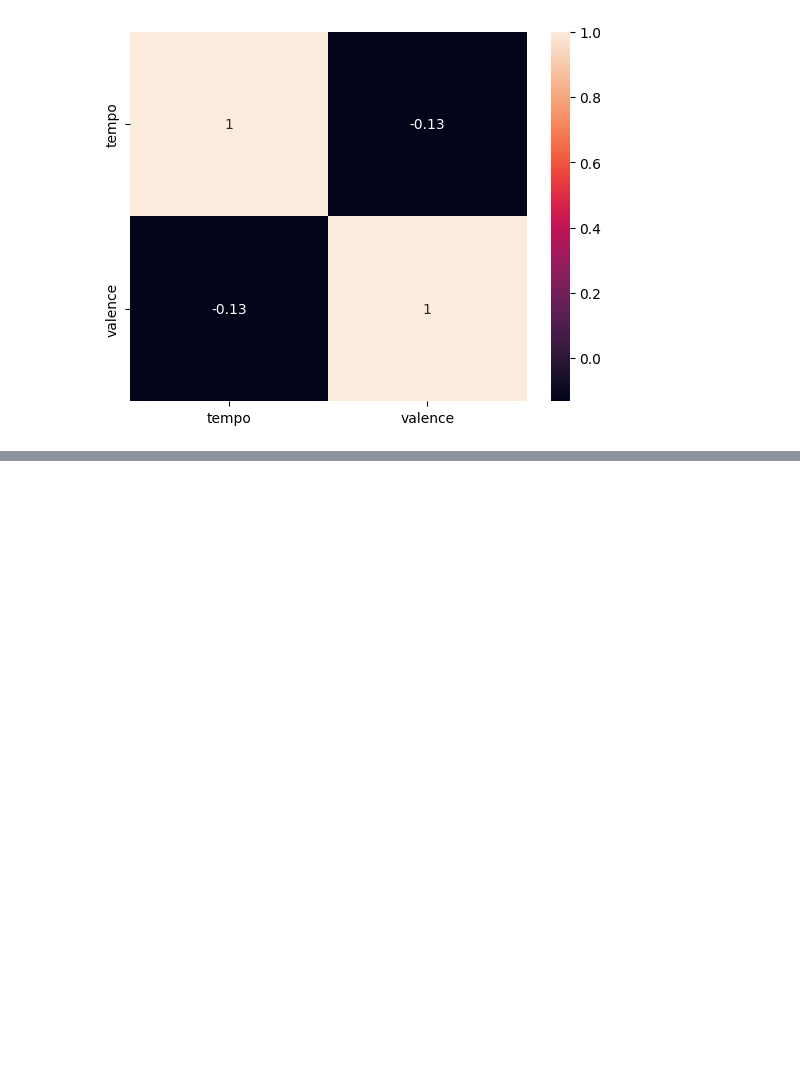
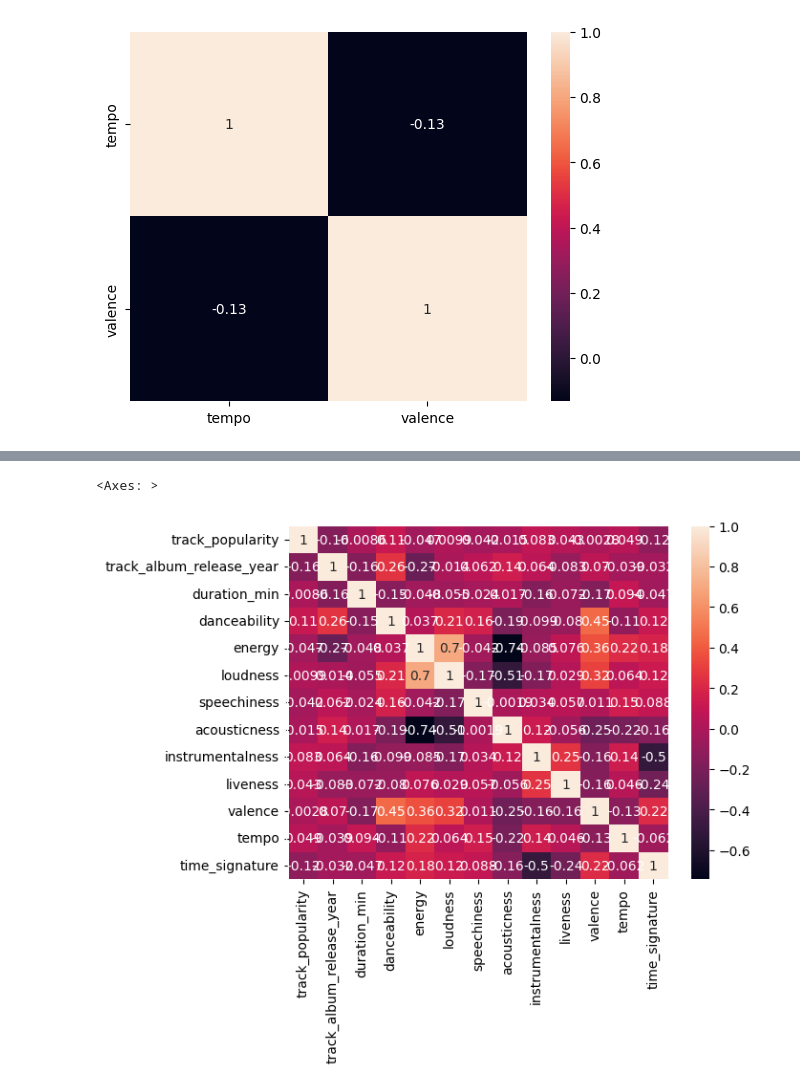
Before and after one commit to Ramonalyst/Music_Recommendation_System, a Jupyter notebook: MRS_statistical_testing.ipynb, the cells around one changed output, grey strips where cells are left out. Saved outputs shown, nothing was run; the diff lists cells and outputs as text; code cells hidden in the pictures; blank space fills up the shorter version.

```diff
--- a/MRS_statistical_testing.ipynb
+++ b/MRS_statistical_testing.ipynb
@@ -284,0 +340,4 @@ sns.heatmap(corr_matrix_2_top_100, annot=True)
+# %%
+#creating DataFrame with numerical variables only
+df_top_100_corr = df_top_100.select_dtypes(include=['int', 'float'])
+df_top_100_corr.head()
@@ -284,0 +368,5 @@ sns.heatmap(corr_matrix_2_top_100, annot=True)
+# %%
+sns.heatmap(df_top_100_corr.corr(), annot=True)
+# %% [output]
+<Axes: >
+[figure, added]
```
Also changed, not shown: parts of 13 cells of this notebook.
